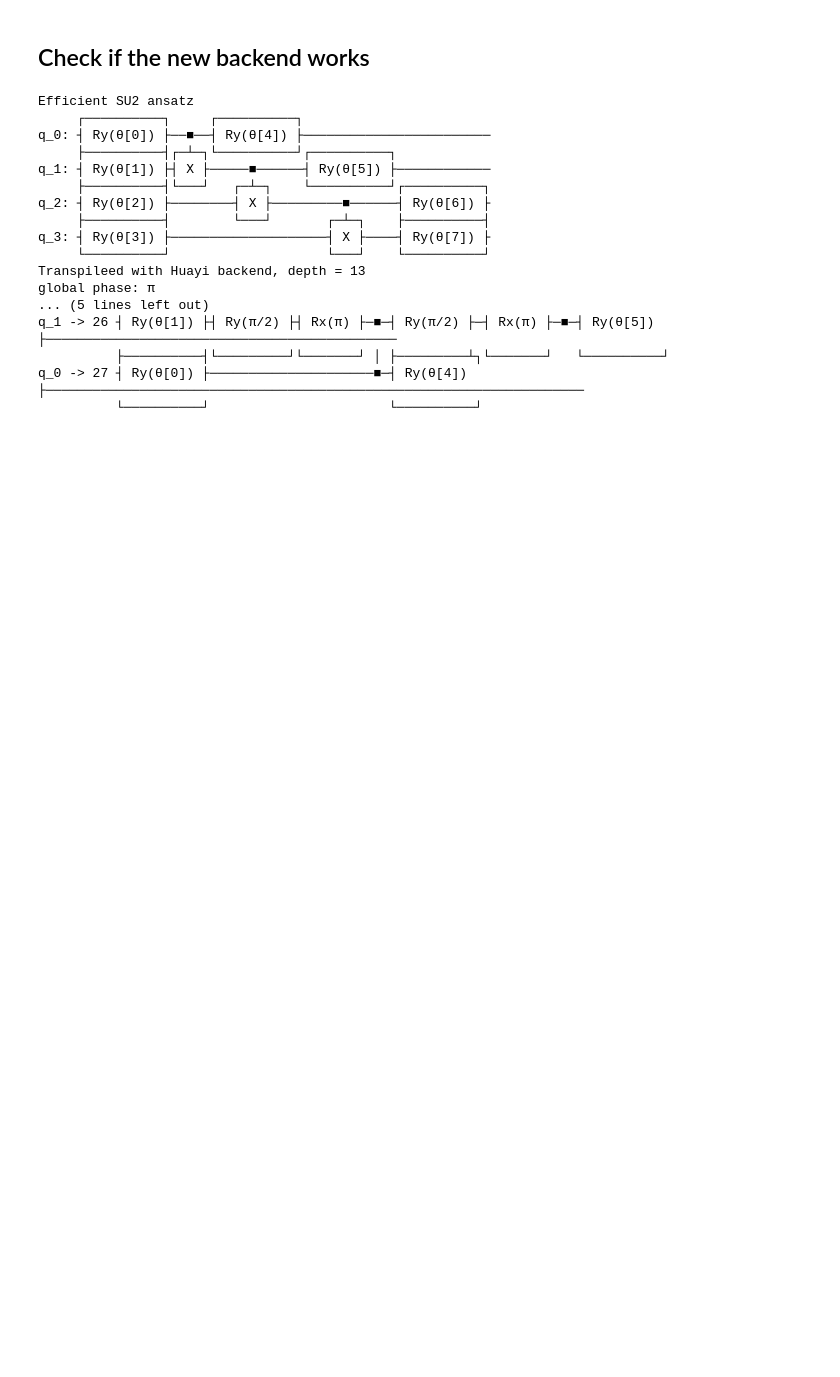
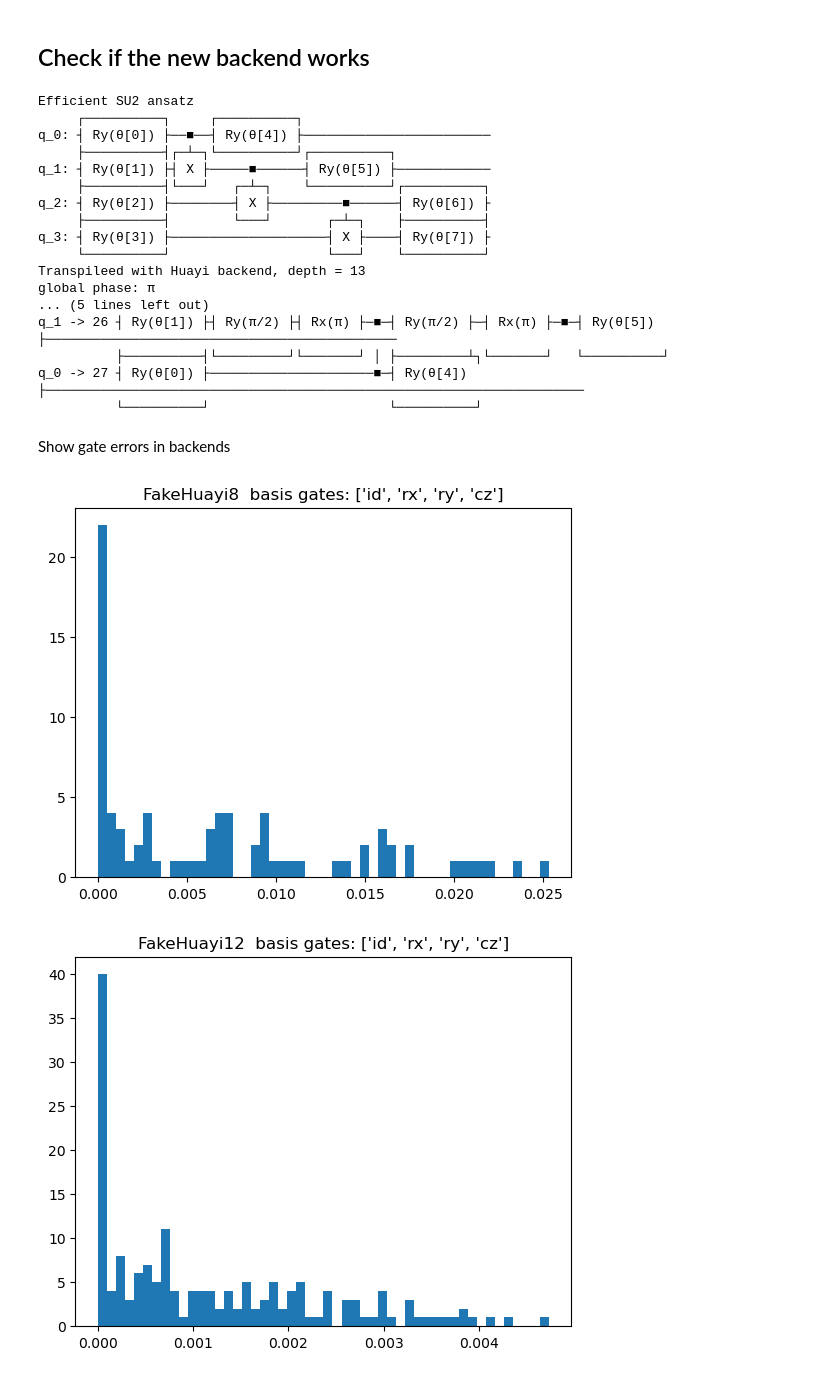
Before and after one commit to coding-xyz/huayi-providers, a Jupyter notebook: test_backends.ipynb, the cells around one changed output. Drawn from its saved outputs; the diff is of its cells as text; code cells hidden in the pictures; blank space fills up the shorter version.

Commit message:
show the gate error distribution

```diff
--- a/test_backends.ipynb
+++ b/test_backends.ipynb
@@ -62,3 +62,32 @@ q_1 -> 26 ┤ Ry(θ[1]) ├┤ Ry(π/2) ├┤ Rx(π) ├─■─┤ Ry(π/2)
           ├──────────┤└─────────┘└───────┘ │ ├─────────┴┐└───────┘   └──────────┘
 q_0 -> 27 ┤ Ry(θ[0]) ├─────────────────────■─┤ Ry(θ[4]) ├─────────────────────────────────────────────────────────────────────
           └──────────┘                       └──────────┘
+# %% [markdown]
+Show gate errors in backends
+# %%
+import pandas as pd
+import matplotlib.pyplot as plt
+
+for n in [8,12,30,32,37]:
+    data = pd.read_csv(f"./data/gates_data_{n}.csv")
+    basis_gates = list(data["gate"].drop_duplicates())
+    plt.hist(data["gate_error"], bins=50)
+    plt.title(f"FakeHuayi{n}  basis gates: {basis_gates}")
+    plt.show()
+
+
+data = pd.read_csv(f"./data/gates_data_32_lower.csv")
+basis_gates = list(data["gate"].drop_duplicates())
+plt.hist(data["gate_error"], bins=50)
+plt.title(f"FakeHuayi{n}  basis gates: {basis_gates}")
+plt.show()
+
+
+data = pd.read_csv(f"./data/gates_data_32_lower_rzz.csv")
+basis_gates = list(data["gate"].drop_duplicates())
+plt.hist(data["gate_error"], bins=50)
+plt.title(f"FakeHuayi{n}  basis gates: {basis_gates}")
+plt.show()
+# %% [output]
+[figure, added]
+[figure, added]
```
Also changed, not shown: parts of 2 cells of this notebook.
